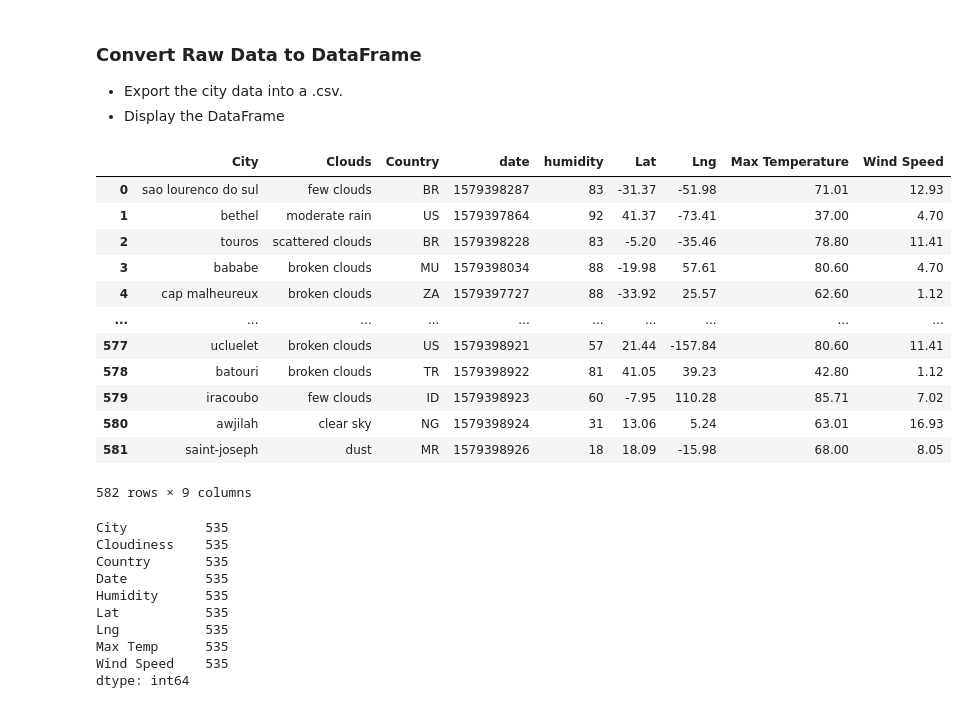
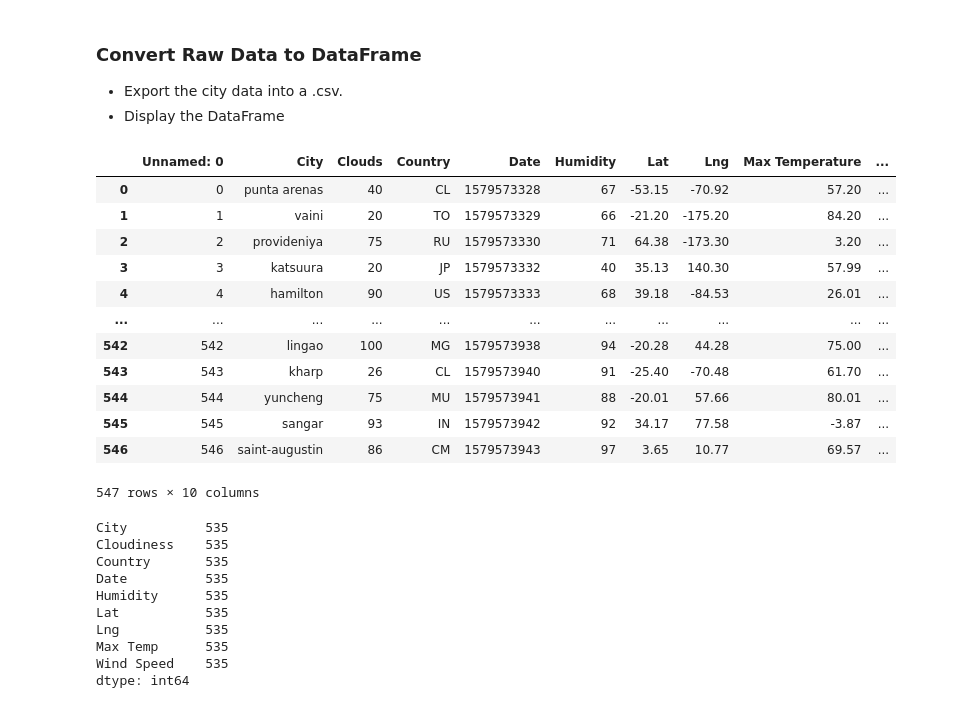
Before and after one commit to NotkerNotker/python-api-challenge, a Jupyter notebook: starter_code/WeatherPy.ipynb, the cells around one changed output. Cells and saved outputs as stored; diff of their text form; code cells hidden in the pictures.

```diff
--- a/starter_code/WeatherPy.ipynb
+++ b/starter_code/WeatherPy.ipynb
@@ -115,7 +113,7 @@ for city in cities:
     if response['cod'] == 200:
         lat.append(response['coord']['lat'])
         temp.append(response['main']['temp'])
-        clouds.append(response['weather'][0]['description'])
+        clouds.append(response['clouds']['all'])
         maxTemp.append(response['main']['temp_max'])
         lon.append(response['coord']['lon'])
         wind.append(response['wind']['speed'])
@@ -169,22 +167,24 @@ Data Retrieval Complete
 * Display the DataFrame
 # %%
 zippedList =  list(zip(cities, clouds, country, date, humidity, lat, lon, maxTemp, wind))
-cityWeatherDF = pd.DataFrame(zippedList, columns = ['City' , 'Clouds', 'Country', 'date', 'humidity', 'Lat', 'Lng', 'Max Temperature', 'Wind Speed'])
-cityWeatherDF
+cityWeatherDF = pd.DataFrame(zippedList, columns = ['City' , 'Clouds', 'Country', 'Date', 'Humidity', 'Lat', 'Lng', 'Max Temperature', 'Wind Speed'])
+cityWeatherDF.to_csv("CityWeather.csv")
+CityWeather = pd.read_csv("CityWeather.csv")
+CityWeather
 # %% [output]
-|  | City | Clouds | Country | date | humidity | Lat | Lng | Max Temperature | Wind Speed |
-| 0 | sao lourenco do sul | few clouds | BR | 1579398287 | 83 | -31.37 | -51.98 | 71.01 | 12.93 |
-| 1 | bethel | moderate rain | US | 1579397864 | 92 | 41.37 | -73.41 | 37.00 | 4.70 |
-| 2 | touros | scattered clouds | BR | 1579398228 | 83 | -5.20 | -35.46 | 78.80 | 11.41 |
-| 3 | bababe | broken clouds | MU | 1579398034 | 88 | -19.98 | 57.61 | 80.60 | 4.70 |
-| 4 | cap malheureux | broken clouds | ZA | 1579397727 | 88 | -33.92 | 25.57 | 62.60 | 1.12 |
-| ... | ... | ... | ... | ... | ... | ... | ... | ... | ... |
-| 577 | ucluelet | broken clouds | US | 1579398921 | 57 | 21.44 | -157.84 | 80.60 | 11.41 |
-| 578 | batouri | broken clouds | TR | 1579398922 | 81 | 41.05 | 39.23 | 42.80 | 1.12 |
-| 579 | iracoubo | few clouds | ID | 1579398923 | 60 | -7.95 | 110.28 | 85.71 | 7.02 |
-| 580 | awjilah | clear sky | NG | 1579398924 | 31 | 13.06 | 5.24 | 63.01 | 16.93 |
-| 581 | saint-joseph | dust | MR | 1579398926 | 18 | 18.09 | -15.98 | 68.00 | 8.05 |
+|  | Unnamed: 0 | City | Clouds | Country | Date | Humidity | Lat | Lng | Max Temperature | ... |
+| 0 | 0 | punta arenas | 40 | CL | 1579573328 | 67 | -53.15 | -70.92 | 57.20 | ... |
+| 1 | 1 | vaini | 20 | TO | 1579573329 | 66 | -21.20 | -175.20 | 84.20 | ... |
+| 2 | 2 | provideniya | 75 | RU | 1579573330 | 71 | 64.38 | -173.30 | 3.20 | ... |
+| 3 | 3 | katsuura | 20 | JP | 1579573332 | 40 | 35.13 | 140.30 | 57.99 | ... |
+| 4 | 4 | hamilton | 90 | US | 1579573333 | 68 | 39.18 | -84.53 | 26.01 | ... |
+| ... | ... | ... | ... | ... | ... | ... | ... | ... | ... | ... |
+| 542 | 542 | lingao | 100 | MG | 1579573938 | 94 | -20.28 | 44.28 | 75.00 | ... |
+| 543 | 543 | kharp | 26 | CL | 1579573940 | 91 | -25.40 | -70.48 | 61.70 | ... |
+| 544 | 544 | yuncheng | 75 | MU | 1579573941 | 88 | -20.01 | 57.66 | 80.01 | ... |
+| 545 | 545 | sangar | 93 | IN | 1579573942 | 92 | 34.17 | 77.58 | -3.87 | ... |
+| 546 | 546 | saint-augustin | 86 | CM | 1579573943 | 97 | 3.65 | 10.77 | 69.57 | ... |
-582 rows × 9 columns
+547 rows × 10 columns
 # %%
 # %% [output]
 City          535
```
Also changed, not shown: parts of 20 cells of this notebook, 2 other files.
